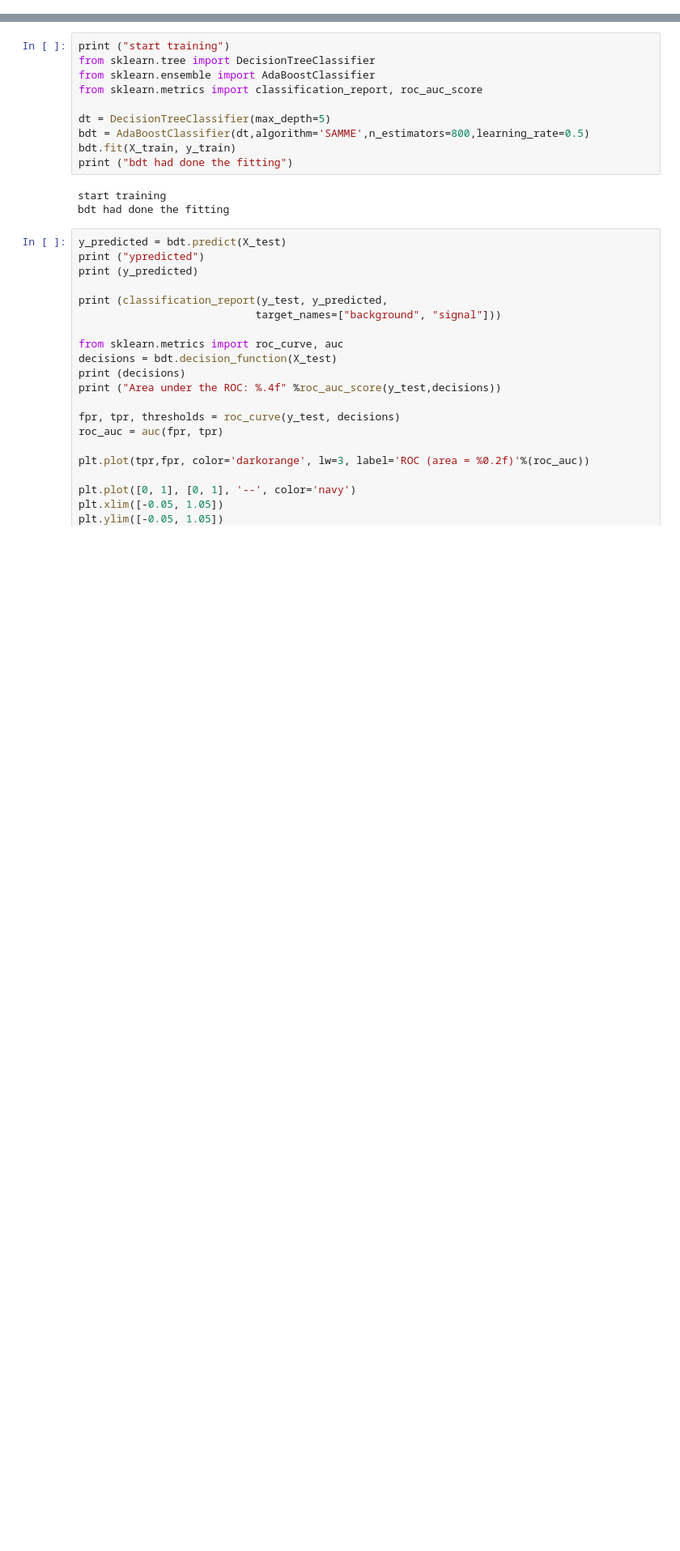
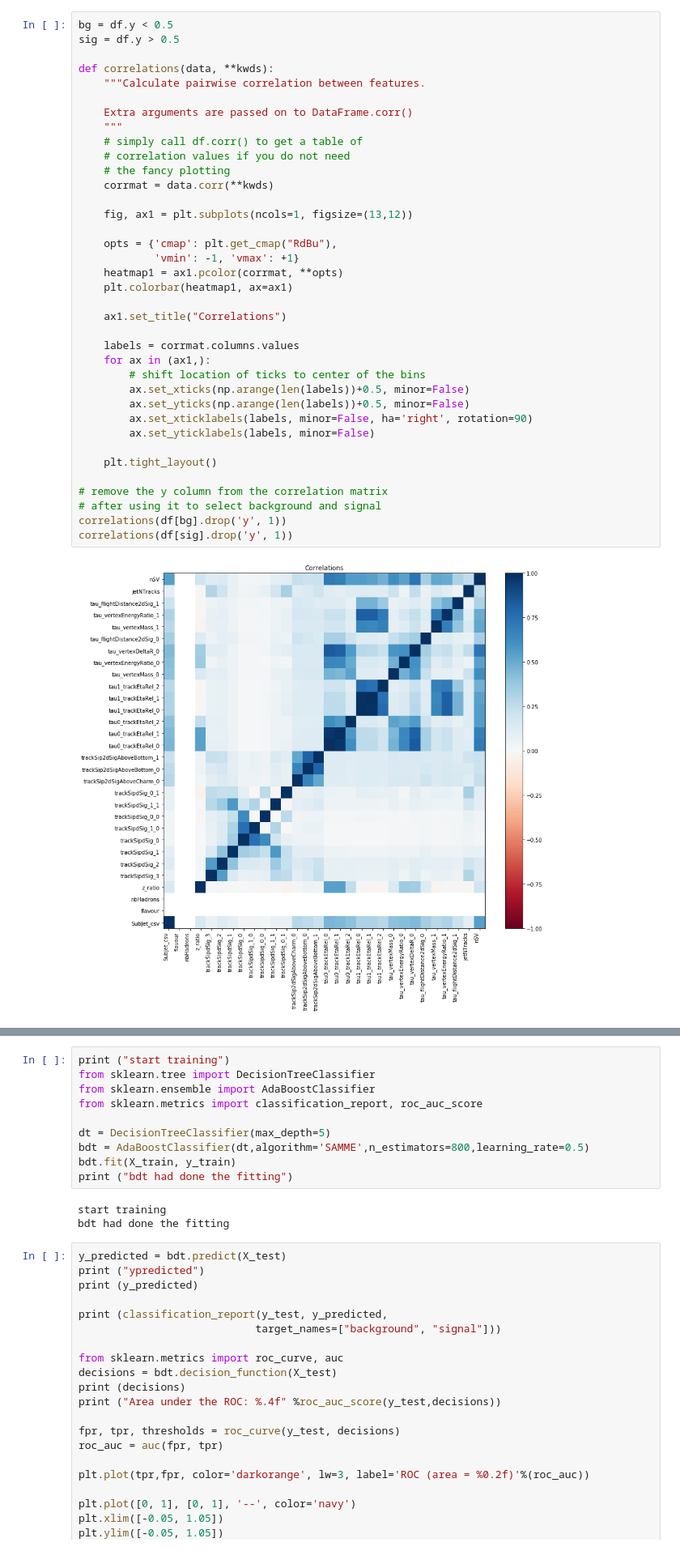
Before and after one commit to ramankhurana/MonoH, a Jupyter notebook: MonoHbb/DoubleBTagger/CA15DoubleBJetTagger.ipynb, the cells around one changed output, grey strips where cells are left out. Shown: that part at 81% size. Cells and saved outputs as stored; diff of their text form; blank space fills up the shorter version.

```diff
--- a/MonoHbb/DoubleBTagger/CA15DoubleBJetTagger.ipynb
+++ b/MonoHbb/DoubleBTagger/CA15DoubleBJetTagger.ipynb
@@ -101,0 +212,39 @@ printing X shape
+# %%
+bg = df.y < 0.5
+sig = df.y > 0.5
+
+def correlations(data, **kwds):
+    """Calculate pairwise correlation between features.
+
+    Extra arguments are passed on to DataFrame.corr()
+    """
+    # simply call df.corr() to get a table of
+    # correlation values if you do not need
+    # the fancy plotting
+    corrmat = data.corr(**kwds)
+
+    fig, ax1 = plt.subplots(ncols=1, figsize=(13,12))
+
+    opts = {'cmap': plt.get_cmap("RdBu"),
+            'vmin': -1, 'vmax': +1}
+    heatmap1 = ax1.pcolor(corrmat, **opts)
+    plt.colorbar(heatmap1, ax=ax1)
+
+    ax1.set_title("Correlations")
+
+    labels = corrmat.columns.values
+    for ax in (ax1,):
+        # shift location of ticks to center of the bins
+        ax.set_xticks(np.arange(len(labels))+0.5, minor=False)
+        ax.set_yticks(np.arange(len(labels))+0.5, minor=False)
+        ax.set_xticklabels(labels, minor=False, ha='right', rotation=90)
+        ax.set_yticklabels(labels, minor=False)
+
+    plt.tight_layout()
+
+# remove the y column from the correlation matrix
+# after using it to select background and signal
+correlations(df[bg].drop('y', 1))
+correlations(df[sig].drop('y', 1))
+# %% [output]
+[figure, added]
```
Also changed, not shown: parts of 13 cells of this notebook, 3 other files.
